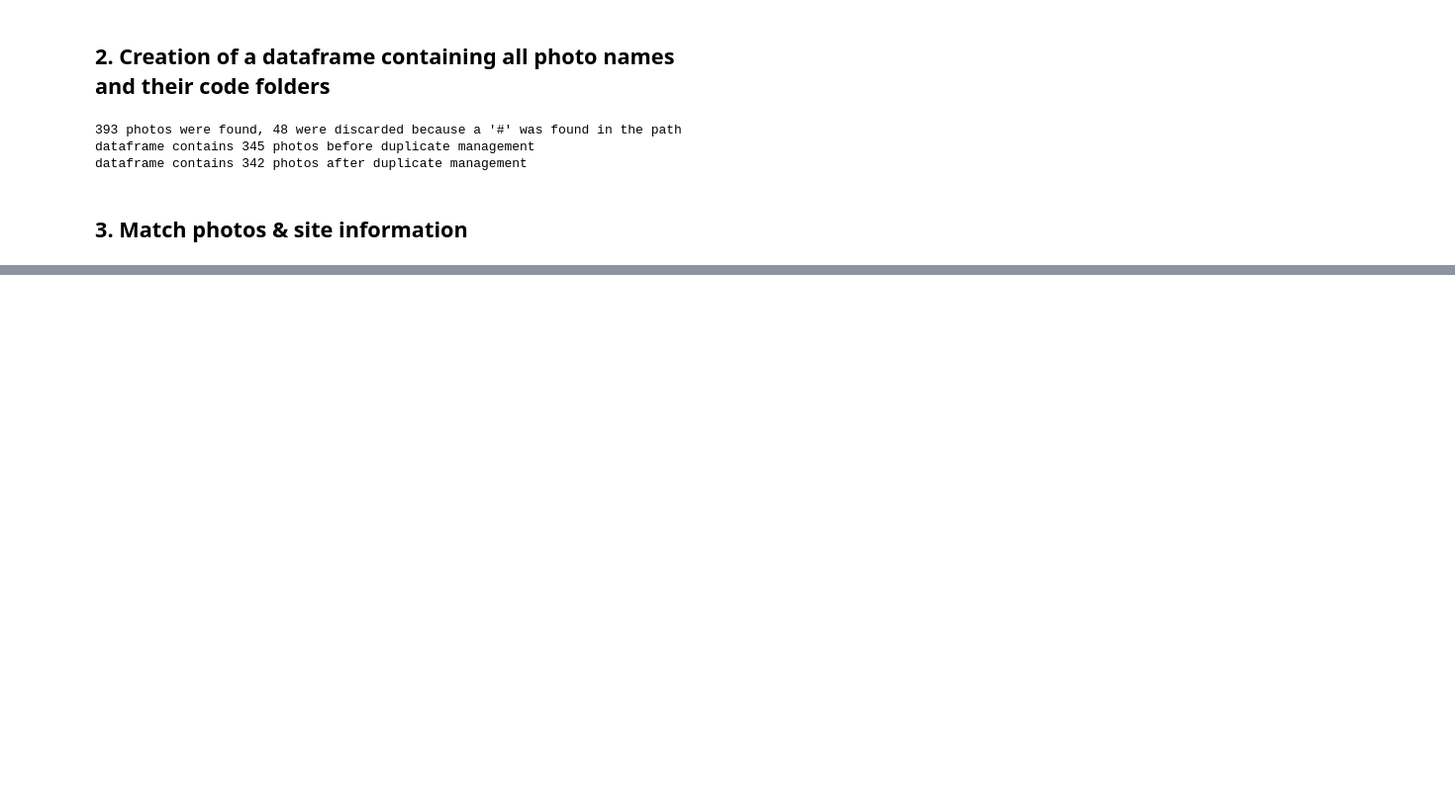
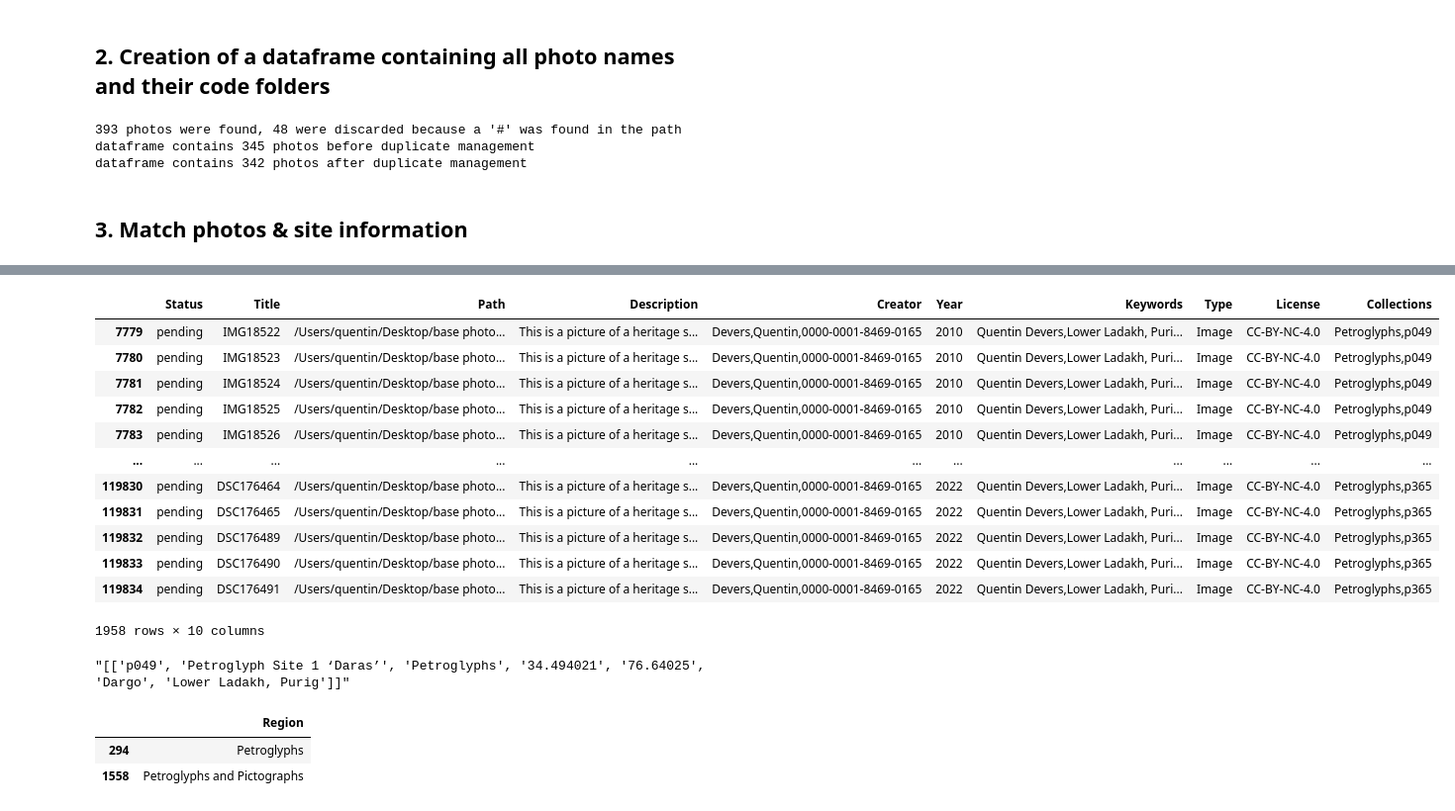
Before and after one commit to gbizel/nakala-archiving, a Jupyter notebook: archive.ipynb, the cells around one changed output, grey strips where cells are left out. Shown at 99% size. Saved outputs shown, nothing was run; the diff lists cells and outputs as text; code cells hidden in the pictures; blank space fills up the shorter version.

```diff
--- a/archive.ipynb
+++ b/archive.ipynb
@@ -273,0 +429,2 @@ photos_info.to_csv('photos_info.csv')
+# %%
+wt_nkl = pd.read_csv('base photos/wetransfer_2022-11-04_1301/photos_info_nkl.csv')
@@ -273,0 +548,20 @@ photos_info.to_csv('photos_info.csv')
+# %%
+wt_nkl[wt_nkl.Keywords.apply(lambda x: x.split(',')[4] == 'Petroglyphs')]
+# %% [output]
+|  | Status | Title | Path | Description | Creator | Year | Keywords | Type | License | Collections |
+| 7779 | pending | IMG18522 | /Users/quentin/Desktop/base photo... | This is a picture of a heritage s... | Devers,Quentin,0000-0001-8469-0165 | 2010 | Quentin Devers,Lower Ladakh, Puri... | Image | CC-BY-NC-4.0 | Petroglyphs,p049 |
+| 7780 | pending | IMG18523 | /Users/quentin/Desktop/base photo... | This is a picture of a heritage s... | Devers,Quentin,0000-0001-8469-0165 | 2010 | Quentin Devers,Lower Ladakh, Puri... | Image | CC-BY-NC-4.0 | Petroglyphs,p049 |
+| 7781 | pending | IMG18524 | /Users/quentin/Desktop/base photo... | This is a picture of a heritage s... | Devers,Quentin,0000-0001-8469-0165 | 2010 | Quentin Devers,Lower Ladakh, Puri... | Image | CC-BY-NC-4.0 | Petroglyphs,p049 |
+| 7782 | pending | IMG18525 | /Users/quentin/Desktop/base photo... | This is a picture of a heritage s... | Devers,Quentin,0000-0001-8469-0165 | 2010 | Quentin Devers,Lower Ladakh, Puri... | Image | CC-BY-NC-4.0 | Petroglyphs,p049 |
+| 7783 | pending | IMG18526 | /Users/quentin/Desktop/base photo... | This is a picture of a heritage s... | Devers,Quentin,0000-0001-8469-0165 | 2010 | Quentin Devers,Lower Ladakh, Puri... | Image | CC-BY-NC-4.0 | Petroglyphs,p049 |
+| ... | ... | ... | ... | ... | ... | ... | ... | ... | ... | ... |
+| 119830 | pending | DSC176464 | /Users/quentin/Desktop/base photo... | This is a picture of a heritage s... | Devers,Quentin,0000-0001-8469-0165 | 2022 | Quentin Devers,Lower Ladakh, Puri... | Image | CC-BY-NC-4.0 | Petroglyphs,p365 |
+| 119831 | pending | DSC176465 | /Users/quentin/Desktop/base photo... | This is a picture of a heritage s... | Devers,Quentin,0000-0001-8469-0165 | 2022 | Quentin Devers,Lower Ladakh, Puri... | Image | CC-BY-NC-4.0 | Petroglyphs,p365 |
+| 119832 | pending | DSC176489 | /Users/quentin/Desktop/base photo... | This is a picture of a heritage s... | Devers,Quentin,0000-0001-8469-0165 | 2022 | Quentin Devers,Lower Ladakh, Puri... | Image | CC-BY-NC-4.0 | Petroglyphs,p365 |
+| 119833 | pending | DSC176490 | /Users/quentin/Desktop/base photo... | This is a picture of a heritage s... | Devers,Quentin,0000-0001-8469-0165 | 2022 | Quentin Devers,Lower Ladakh, Puri... | Image | CC-BY-NC-4.0 | Petroglyphs,p365 |
+| 119834 | pending | DSC176491 | /Users/quentin/Desktop/base photo... | This is a picture of a heritage s... | Devers,Quentin,0000-0001-8469-0165 | 2022 | Quentin Devers,Lower Ladakh, Puri... | Image | CC-BY-NC-4.0 | Petroglyphs,p365 |
+1958 rows × 10 columns
+# %%
+wt.loc[7779].metadata
+# %% [output]
+"[['p049', 'Petroglyph Site 1 ‘Daras’', 'Petroglyphs', '34.494021', '76.64025', 'Dargo', 'Lower Ladakh, Purig']]"
@@ -273,0 +570,6 @@ photos_info.to_csv('photos_info.csv')
+# %%
+test_1[test_1.Region.apply(lambda x: len(x)>5)]
+# %% [output]
+|  | Region |
+| 294 | Petroglyphs |
+| 1558 | Petroglyphs and Pictographs |
```
Also changed, not shown: parts of 42 cells of this notebook, 1 other file.
